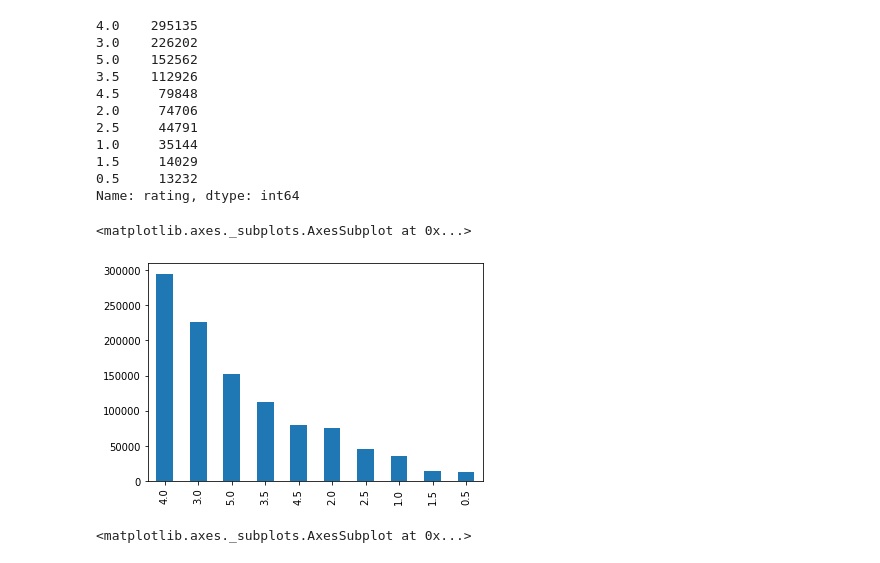
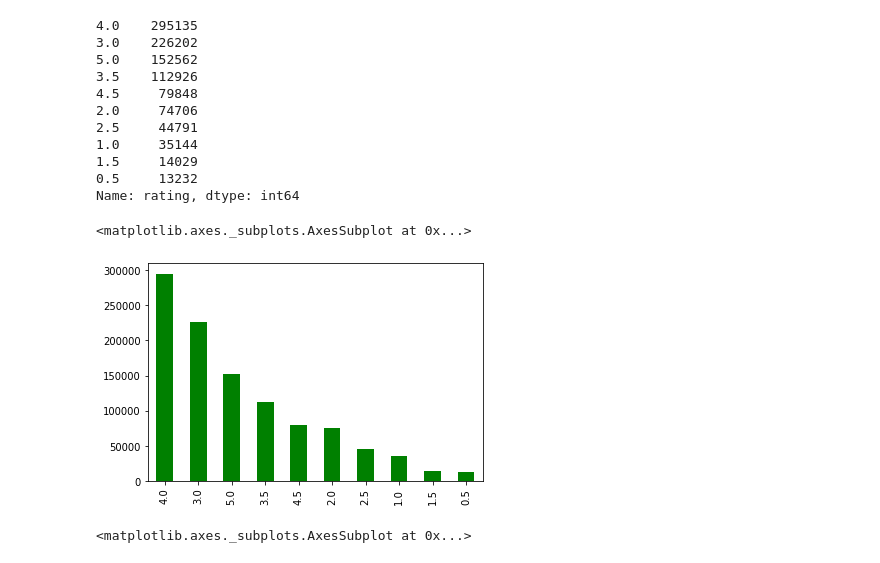
Before and after one commit to Macarena18/Final-Project, a Jupyter notebook: Analysis.ipynb, the cells around one changed output. Saved outputs shown, nothing was run; the diff lists cells and outputs as text; code cells hidden in the pictures.

```diff
--- a/Analysis.ipynb
+++ b/Analysis.ipynb
@@ -266,10 +266,10 @@ ratings["rating"].value_counts()
 0.5     13232
 Name: rating, dtype: int64
 # %%
-ratings["rating"].value_counts().plot.bar()
+ratings["rating"].value_counts().plot.bar(color="g")
 # %% [output]
 <matplotlib.axes._subplots.AxesSubplot at 0x...>
-[figure, old version]
+[figure, new version]
 # %%
 sns.distplot(ratings["rating"])
 # %% [output]
```
Also changed, not shown: parts of 7 cells of this notebook, 3 other files.
